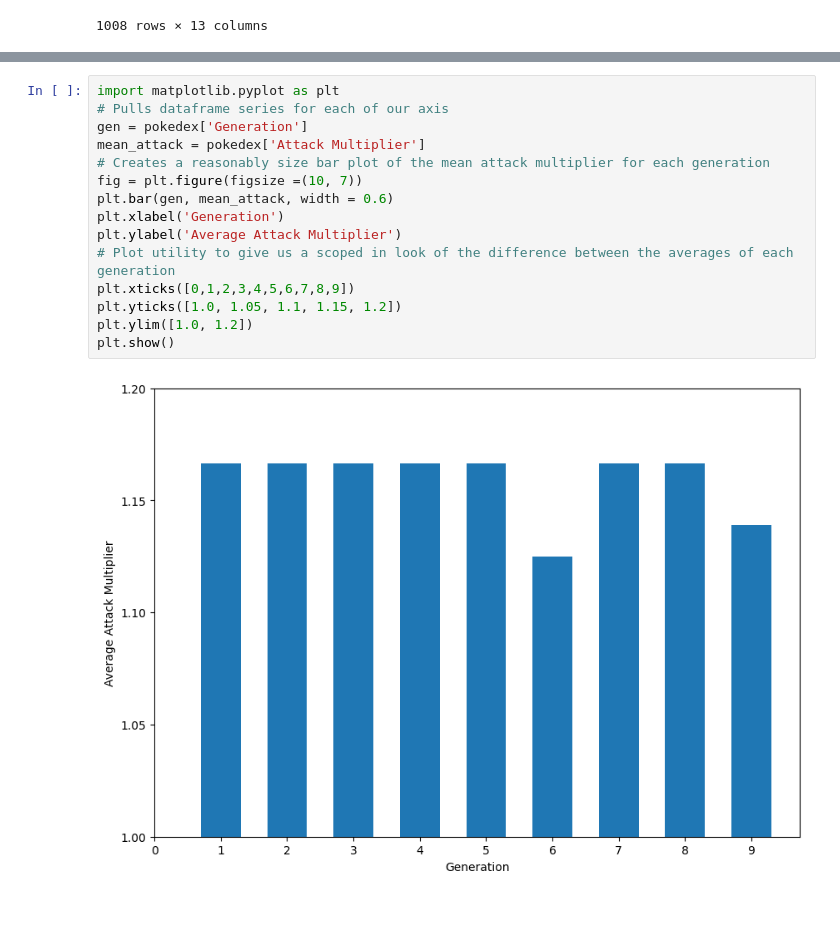
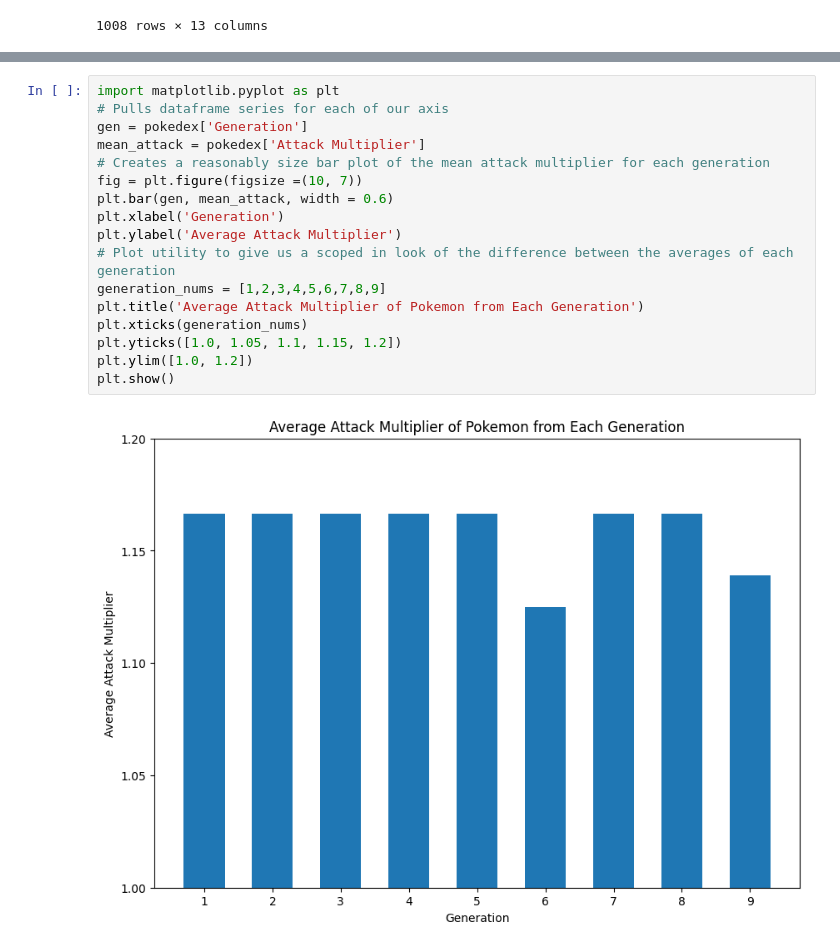
Before and after one commit to politicalunicorn/politicalunicorn.github.io, a Jupyter notebook: final.ipynb, the cells around one changed output, grey strips where cells are left out. Drawn from its saved outputs; the diff is of its cells as text; blank space fills up the shorter version.

```diff
--- a/final.ipynb
+++ b/final.ipynb
@@ -183,17 +185,19 @@ pokedex
 # %%
 import matplotlib.pyplot as plt
 # Pulls dataframe series for each of our axis
 gen = pokedex['Generation']
 mean_attack = pokedex['Attack Multiplier']
 # Creates a reasonably size bar plot of the mean attack multiplier for each generation
 fig = plt.figure(figsize =(10, 7))
 plt.bar(gen, mean_attack, width = 0.6)
 plt.xlabel('Generation')
 plt.ylabel('Average Attack Multiplier')
 # Plot utility to give us a scoped in look of the difference between the averages of each generation
-plt.xticks([0,1,2,3,4,5,6,7,8,9])
+generation_nums = [1,2,3,4,5,6,7,8,9]
+plt.title('Average Attack Multiplier of Pokemon from Each Generation')
+plt.xticks(generation_nums)
 plt.yticks([1.0, 1.05, 1.1, 1.15, 1.2])
 plt.ylim([1.0, 1.2])
 plt.show()
 # %% [output]
-[figure, old version]
+[figure, new version]
```
Also changed, not shown: parts of 14 cells of this notebook.
